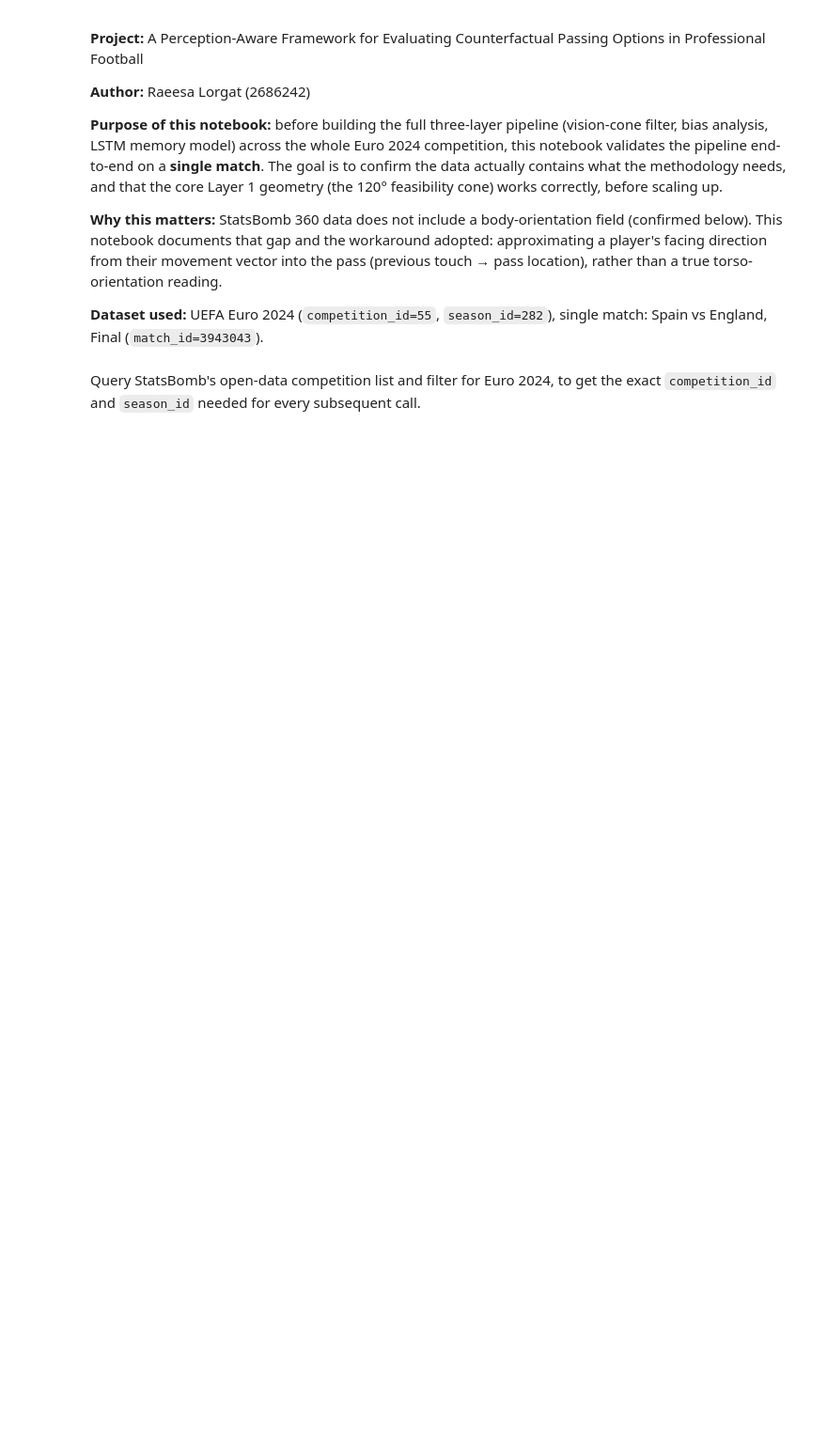
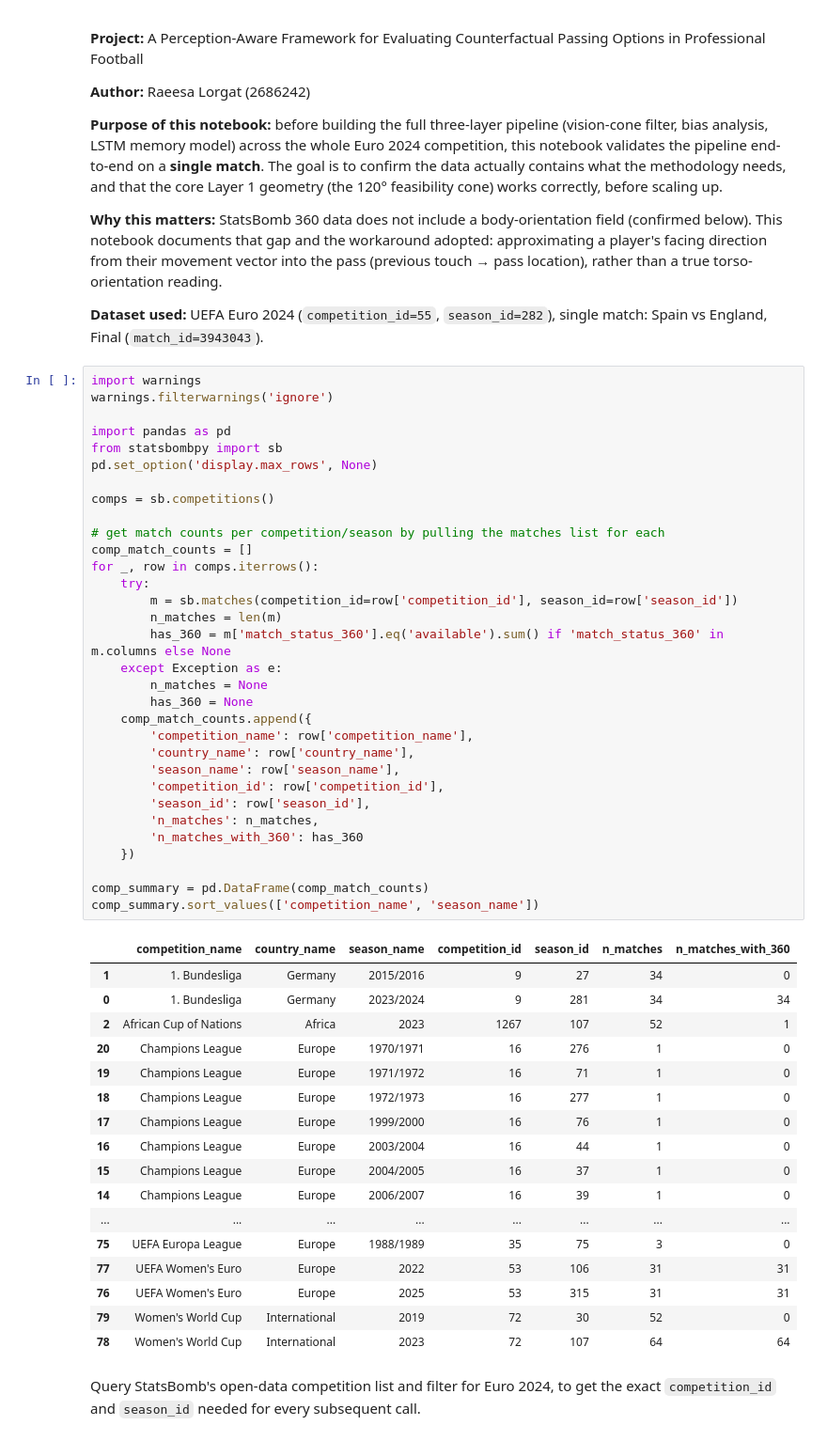
Before and after one commit to Raeesa12/perception-aware-passing-in-football, a Jupyter notebook: notebooks/setup_euro2024.ipynb, the cells around one changed output. Shown at 94% size. Saved outputs shown, nothing was run; the diff lists cells and outputs as text; blank space fills up the shorter version.

```diff
--- a/notebooks/setup_euro2024.ipynb
+++ b/notebooks/setup_euro2024.ipynb
@@ -10,6 +10,56 @@
 **Why this matters:** StatsBomb 360 data does not include a body-orientation field (confirmed below). This notebook documents that gap and the workaround adopted: approximating a player's facing direction from their movement vector into the pass (previous touch → pass location), rather than a true torso-orientation reading.
 
 **Dataset used:** UEFA Euro 2024 (`competition_id=55`, `season_id=282`), single match: Spain vs England, Final (`match_id=3943043`).
+# %%
+import warnings
+warnings.filterwarnings('ignore')
+
+import pandas as pd
+from statsbombpy import sb
+pd.set_option('display.max_rows', None)
+
+comps = sb.competitions()
+
+# get match counts per competition/season by pulling the matches list for each
+comp_match_counts = []
+for _, row in comps.iterrows():
+    try:
+        m = sb.matches(competition_id=row['competition_id'], season_id=row['season_id'])
+        n_matches = len(m)
+        has_360 = m['match_status_360'].eq('available').sum() if 'match_status_360' in m.columns else None
+    except Exception as e:
+        n_matches = None
+        has_360 = None
+    comp_match_counts.append({
+        'competition_name': row['competition_name'],
+        'country_name': row['country_name'],
+        'season_name': row['season_name'],
+        'competition_id': row['competition_id'],
+        'season_id': row['season_id'],
+        'n_matches': n_matches,
+        'n_matches_with_360': has_360
+    })
+
+comp_summary = pd.DataFrame(comp_match_counts)
+comp_summary.sort_values(['competition_name', 'season_name'])
+# %% [output]
+|  | competition_name | country_name | season_name | competition_id | season_id | n_matches | n_matches_with_360 |
+| 1 | 1. Bundesliga | Germany | 2015/2016 | 9 | 27 | 34 | 0 |
+| 0 | 1. Bundesliga | Germany | 2023/2024 | 9 | 281 | 34 | 34 |
+| 2 | African Cup of Nations | Africa | 2023 | 1267 | 107 | 52 | 1 |
+| 20 | Champions League | Europe | 1970/1971 | 16 | 276 | 1 | 0 |
+| 19 | Champions League | Europe | 1971/1972 | 16 | 71 | 1 | 0 |
+| 18 | Champions League | Europe | 1972/1973 | 16 | 277 | 1 | 0 |
+| 17 | Champions League | Europe | 1999/2000 | 16 | 76 | 1 | 0 |
+| 16 | Champions League | Europe | 2003/2004 | 16 | 44 | 1 | 0 |
+| 15 | Champions League | Europe | 2004/2005 | 16 | 37 | 1 | 0 |
+| 14 | Champions League | Europe | 2006/2007 | 16 | 39 | 1 | 0 |
+| ... | ... | ... | ... | ... | ... | ... | ... |
+| 75 | UEFA Europa League | Europe | 1988/1989 | 35 | 75 | 3 | 0 |
+| 77 | UEFA Women's Euro | Europe | 2022 | 53 | 106 | 31 | 31 |
+| 76 | UEFA Women's Euro | Europe | 2025 | 53 | 315 | 31 | 31 |
+| 79 | Women's World Cup | International | 2019 | 72 | 30 | 52 | 0 |
+| 78 | Women's World Cup | International | 2023 | 72 | 107 | 64 | 64 |
 # %% [markdown]
 Query StatsBomb's open-data competition list and filter for Euro 2024, to get the exact `competition_id` and `season_id` needed for every subsequent call.
 # %%
```
Also changed, not shown: parts of 27 cells of this notebook.
